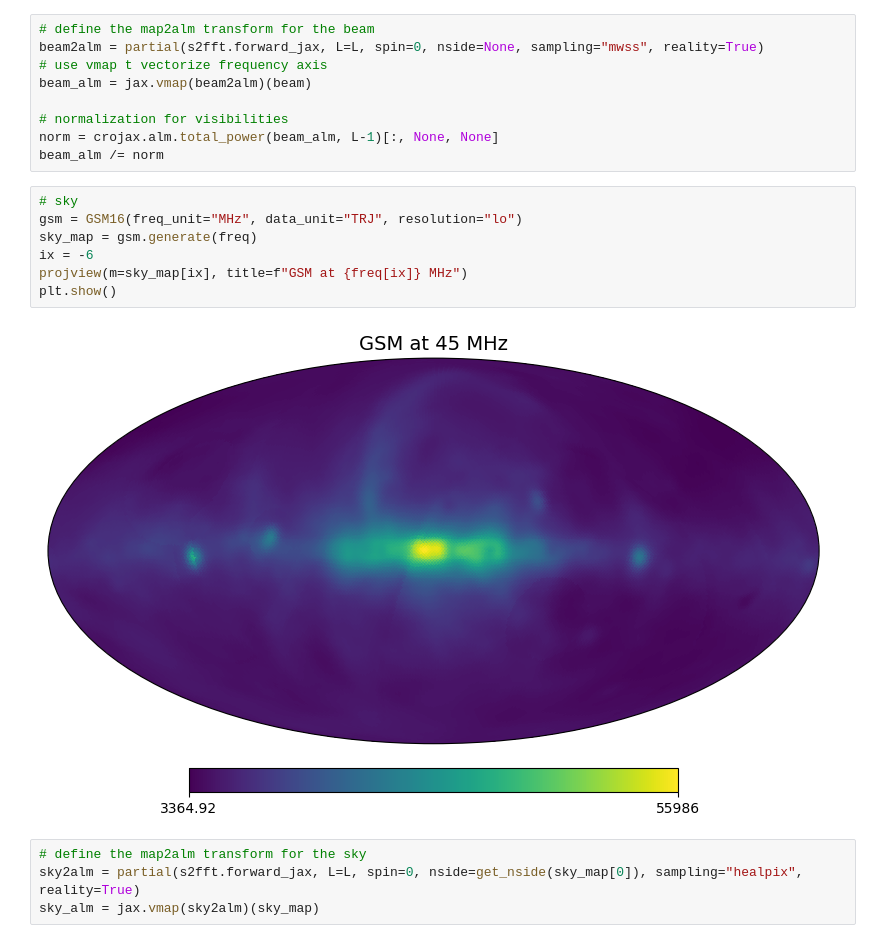
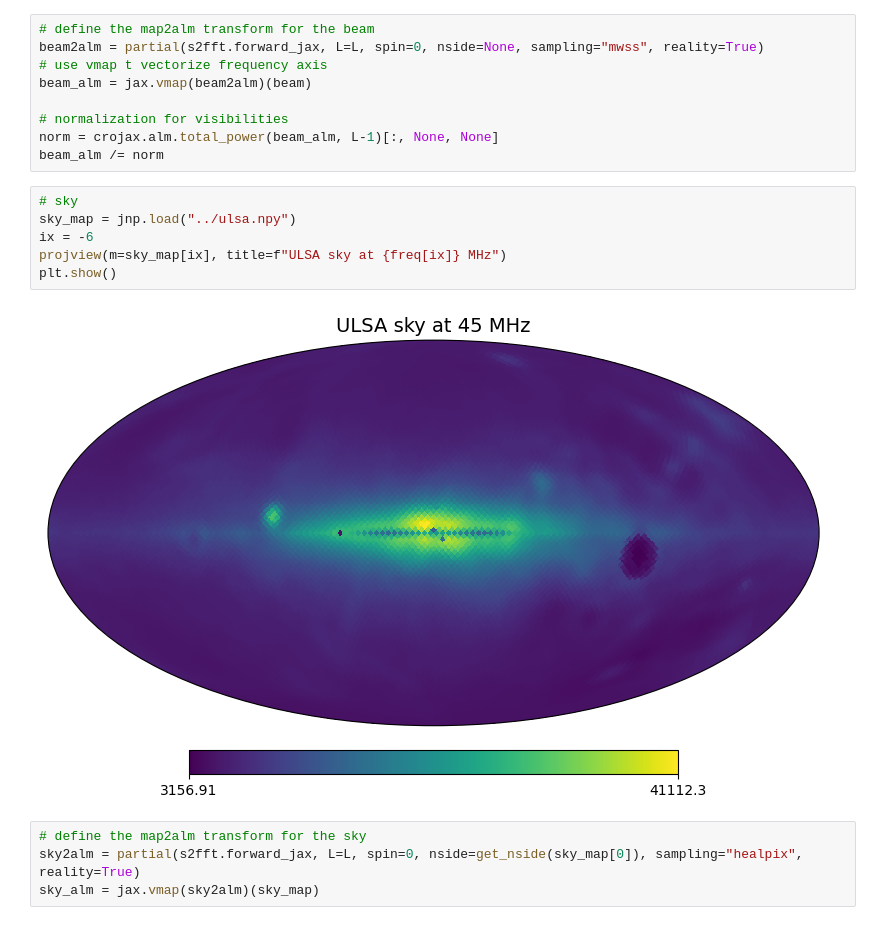
Before and after one commit to christianhbye/croissant, a Jupyter notebook: notebooks/croissant_jax.ipynb, the cells around one changed output. Drawn from its saved outputs; the diff is of its cells as text.

```diff
--- a/notebooks/croissant_jax.ipynb
+++ b/notebooks/croissant_jax.ipynb
@@ -50,15 +49,14 @@ beam_alm = jax.vmap(beam2alm)(beam)
 # normalization for visibilities
 norm = crojax.alm.total_power(beam_alm, L-1)[:, None, None]
 beam_alm /= norm
-# %%
-# sky
-gsm = GSM16(freq_unit="MHz", data_unit="TRJ", resolution="lo")
-sky_map = gsm.generate(freq)
-ix = -6
-projview(m=sky_map[ix], title=f"GSM at {freq[ix]} MHz")
-plt.show()
-# %% [output]
-[figure, removed]
+# %%
+# sky
+sky_map = jnp.load("../ulsa.npy")
+ix = -6
+projview(m=sky_map[ix], title=f"ULSA sky at {freq[ix]} MHz")
+plt.show()
+# %% [output]
+[figure, added]
 # %%
 # define the map2alm transform for the sky
 sky2alm = partial(s2fft.forward_jax, L=L, spin=0, nside=get_nside(sky_map[0]), sampling="healpix", reality=True)
```
Also changed, not shown: parts of 6 cells of this notebook.
